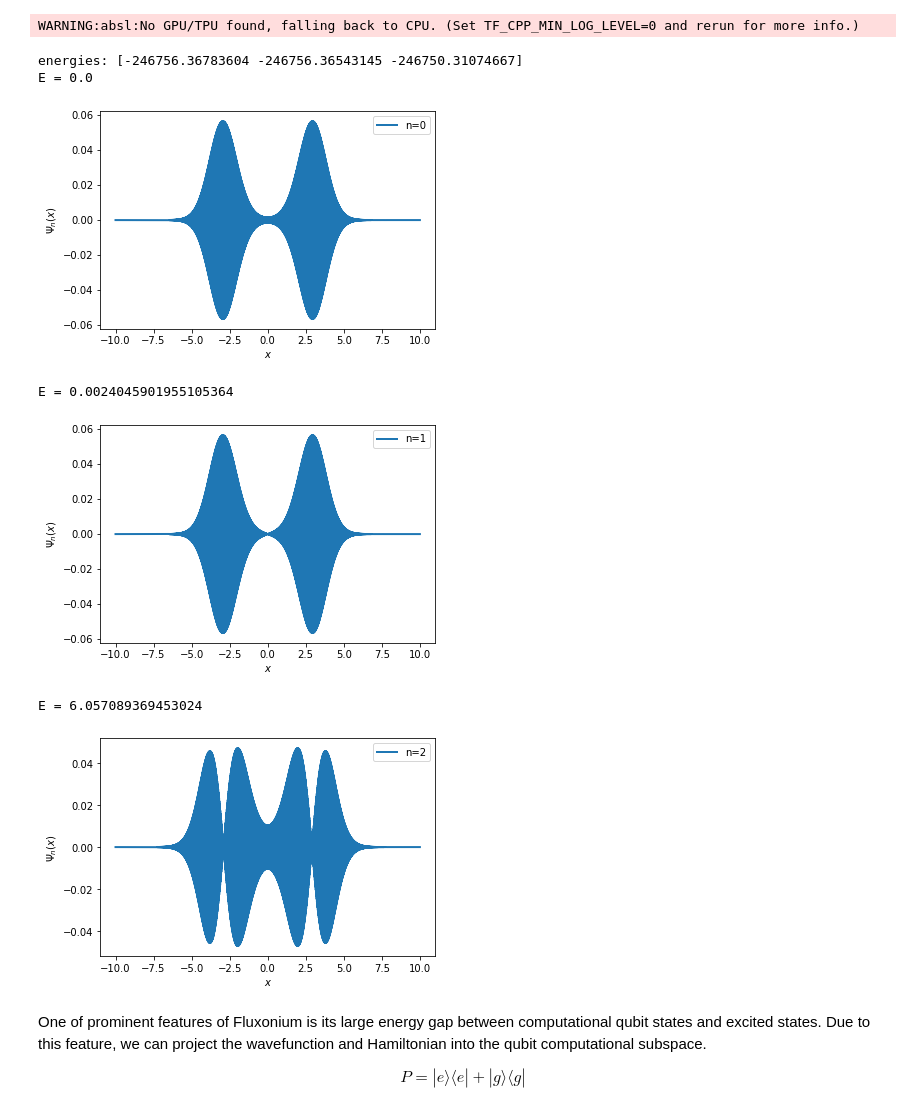
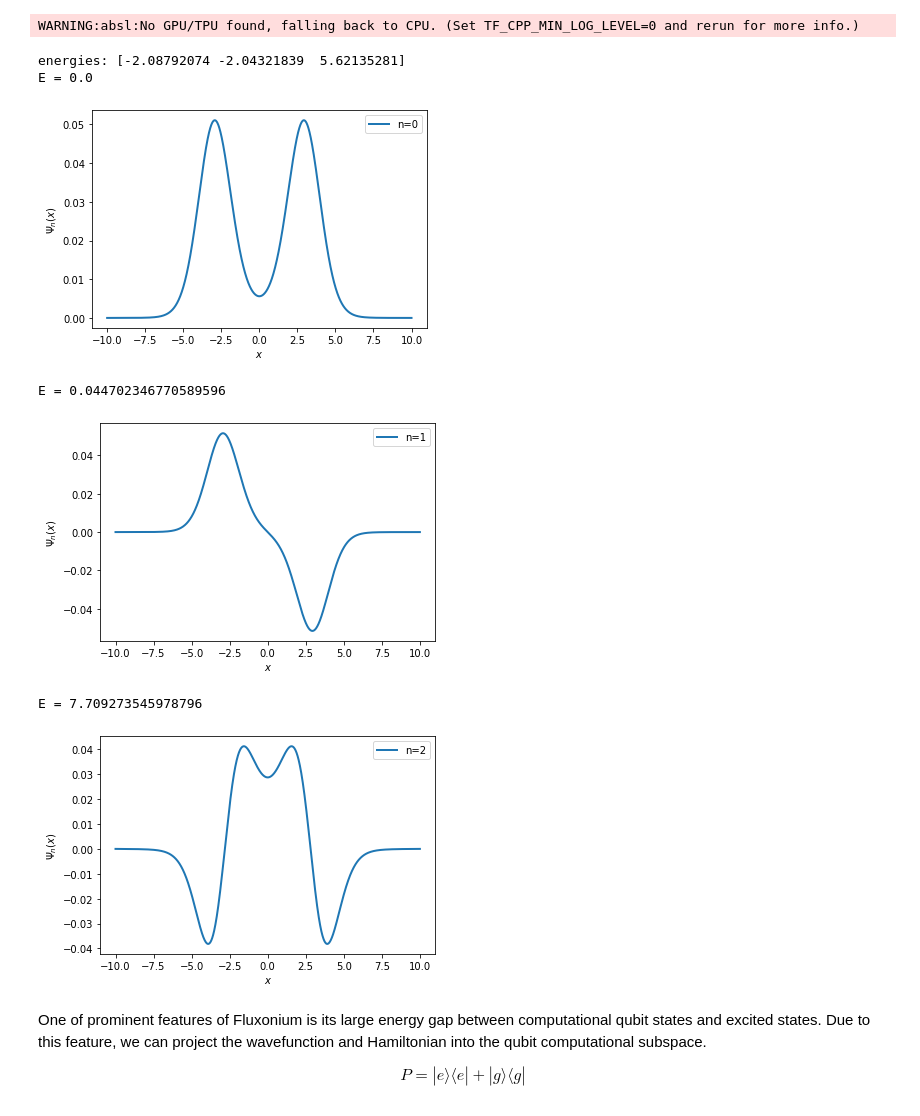
Before and after one commit to jeffreyyao128/qoptimize, a Jupyter notebook: Fluxonium.ipynb, the cells around one changed output. Cells and saved outputs as stored; diff of their text form; code cells hidden in the pictures.

```diff
--- a/Fluxonium.ipynb
+++ b/Fluxonium.ipynb
@@ -35,39 +35,39 @@ Ej , Ec , El= 8.97, 2.47, 0.520
 
 h = xmesh[1] - xmesh[0]
 
-@jit
+
 def buildH(p,Ec,El,Ej):
     Vx = jnp.array([0.5*El*x**2-Ej*jnp.cos(x-2*jnp.pi*p) for x in xmesh])
     H = jnp.diag(Vx)
-    return H - jnp.eye(Nmesh)*(Ec*8./(h*h))+ (jnp.eye(Nmesh,k=1)+jnp.eye(Nmesh,k=-1))*Ec/(h*h)
+    return H + jnp.eye(Nmesh)*(Ec*4./(h*h))- 2*(jnp.eye(Nmesh,k=1)+jnp.eye(Nmesh,k=-1))*Ec/(h*h)
 # %%
 H = buildH(p0,Ec,El,Ej)
 w, v = eigh(H)
 
 nlowest = 3
 print ('energies:', w[0:nlowest])
 
 E0 = w[0]
 
 import matplotlib.pyplot as plt
 #plt.plot(xmesh, [Vpot(x) for x in xmesh], 'k-', lw=2)
 
 for n in range(nlowest):
     print(f"E = {w[n]-w[0]}")
     plt.figure(n)
-    plt.plot(xmesh, v[:,n], label='n=%g'%(n), lw=2)
+    plt.plot(xmesh, v[:,n],'-', label='n=%g'%(n), lw=2)
     plt.xlabel('$x$')
     plt.ylabel('$\Psi_{n}(x)$')
     plt.legend()
     plt.show()
 # %% [output]
-energies: [-246756.36783604 -246756.36543145 -246750.31074667]
+energies: [-2.08792074 -2.04321839  5.62135281]
 E = 0.0
-[figure, old version]
+[figure, new version]
-E = 0.0024045901955105364
+E = 0.044702346770589596
-[figure, old version]
+[figure, new version]
-E = 6.057089369453024
+E = 7.709273545978796
-[figure, old version]
+[figure, new version]
 # %% [markdown]
 One of prominent features of Fluxonium is its large energy gap between computational qubit states and excited states. Due to this feature, we can project the wavefunction and Hamiltonian into the qubit computational subspace.
 
```
Also changed, not shown: parts of 11 cells of this notebook.
